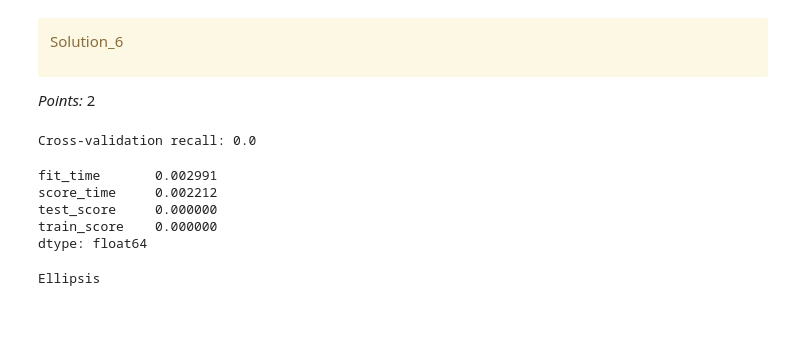
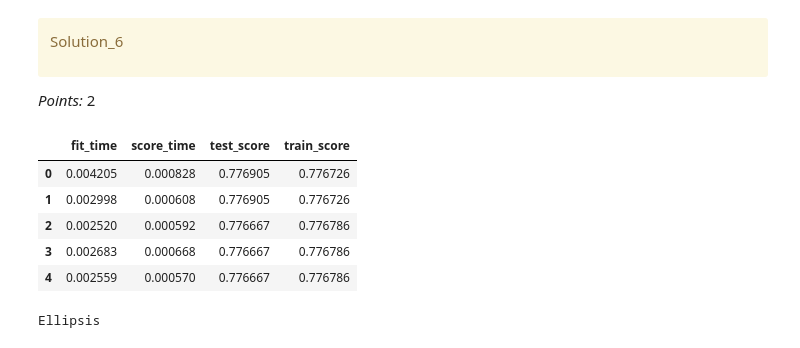
Before and after one commit to hhdning21/credit_card_default_classification, a Jupyter notebook: hw5.ipynb, the cells around one changed output. Cells and saved outputs as stored; diff of their text form; code cells hidden in the pictures; blank space fills up the shorter version.

Commit message:
update diff models

```diff
--- a/hw5.ipynb
+++ b/hw5.ipynb
@@ -516,27 +516,17 @@ X_train = train_df.drop(["default.payment.next.month"], axis=1)
 y_train = train_df["default.payment.next.month"]
 X_test = test_df.drop(["default.payment.next.month"], axis=1)
 y_test = test_df["default.payment.next.month"]
-# %%
-dummy_clf = DummyClassifier(strategy="most_frequent")
-dummy_clf.fit(X_train, y_train)
-
-cv_results = cross_validate(dummy_clf, X_train, y_train, scoring = "recall", return_train_score=True)
-
-y_pred = dummy_clf.predict(X_test)
-accuracy = accuracy_score(y_test, y_pred)
-recall = recall_score(y_test, y_pred, average='binary', zero_division=1)
-
-print("Cross-validation recall:", cv_results['test_score'].mean())
-
-results = pd.DataFrame(cv_results).mean()
-results
-# %% [output]
-Cross-validation recall: 0.0
-fit_time       0.002991
-score_time     0.002212
-test_score     0.000000
-train_score    0.000000
-dtype: float64
+# %%
+model = DummyClassifier()
+scores = cross_validate(model, X_train, y_train, return_train_score=True)
+pd.DataFrame(scores)
+# %% [output]
+|  | fit_time | score_time | test_score | train_score |
+| 0 | 0.004205 | 0.000828 | 0.776905 | 0.776726 |
+| 1 | 0.002998 | 0.000608 | 0.776905 | 0.776726 |
+| 2 | 0.002520 | 0.000592 | 0.776667 | 0.776786 |
+| 3 | 0.002683 | 0.000668 | 0.776667 | 0.776786 |
+| 4 | 0.002559 | 0.000570 | 0.776667 | 0.776786 |
 # %%
 ...
 # %% [output]
```
Also changed, not shown: parts of 11 cells of this notebook.
